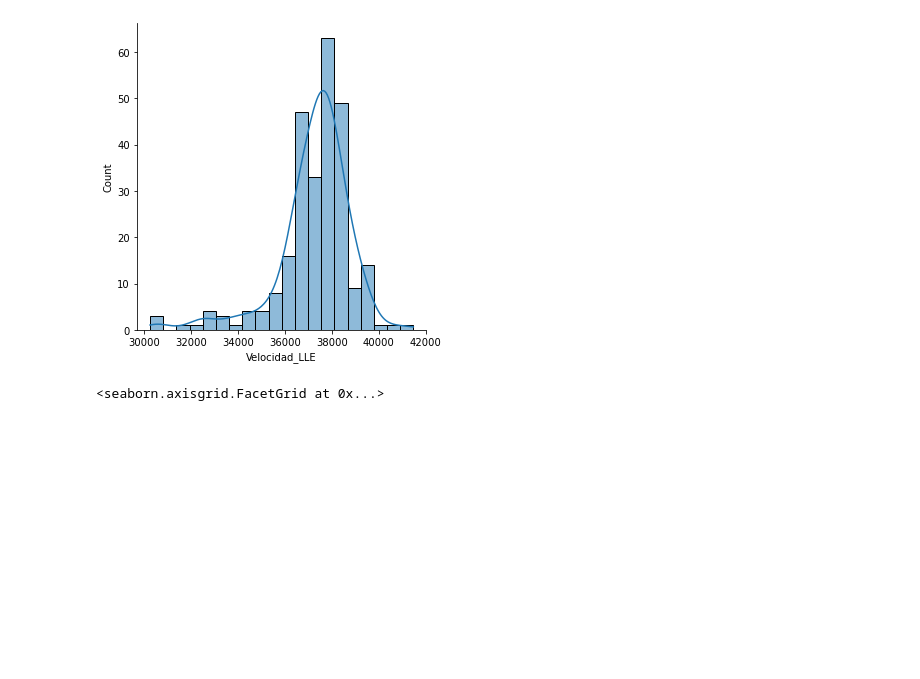
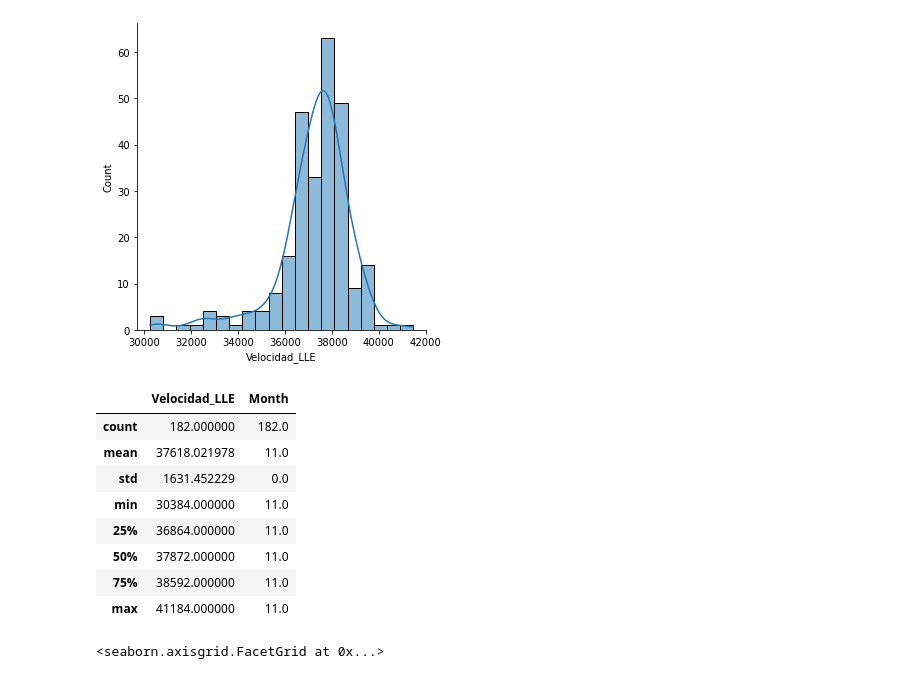
Before and after one commit to doblevm/analysisGLY, a Jupyter notebook: Analysis GLY CLP.ipynb, the cells around one changed output. Drawn from its saved outputs; the diff is of its cells as text; code cells hidden in the pictures; blank space fills up the shorter version.

```diff
--- a/Analysis GLY CLP.ipynb
+++ b/Analysis GLY CLP.ipynb
@@ -146,6 +156,18 @@ sns.displot(df_excel_mod_oct["Velocidad_LLE"], kde=True, bins=20)
 [figure]
 # %%
 df_excel_mod_nov = df_excel[(df_excel['Velocidad_LLE'] > 30000) & (df_excel['Month'] == 11)]
+# %%
+df_excel_mod_nov.describe()
+# %% [output]
+|  | Velocidad_LLE | Month |
+| count | 182.000000 | 182.0 |
+| mean | 37618.021978 | 11.0 |
+| std | 1631.452229 | 0.0 |
+| min | 30384.000000 | 11.0 |
+| 25% | 36864.000000 | 11.0 |
+| 50% | 37872.000000 | 11.0 |
+| 75% | 38592.000000 | 11.0 |
+| max | 41184.000000 | 11.0 |
 # %%
 sns.displot(df_excel_mod_oct["Velocidad_LLE"], kde=True, bins=20)
 # %% [output]
```
Also changed, not shown: parts of 4 cells of this notebook.
